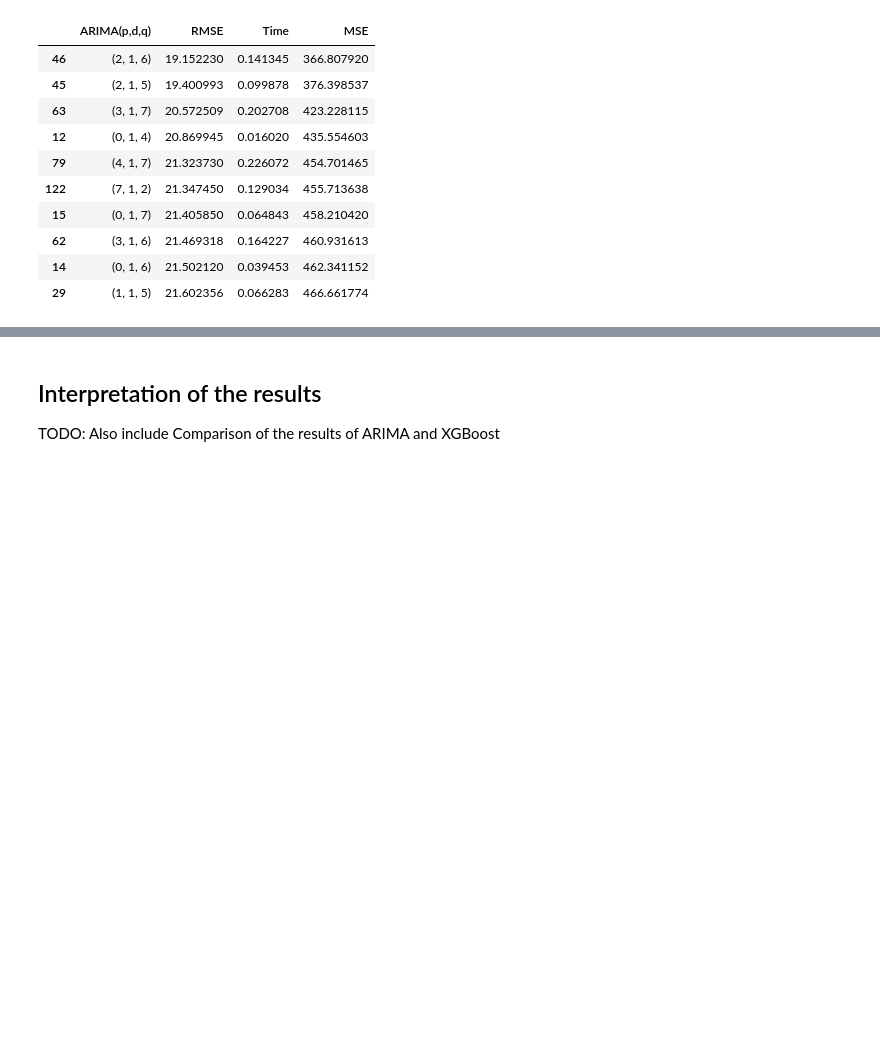
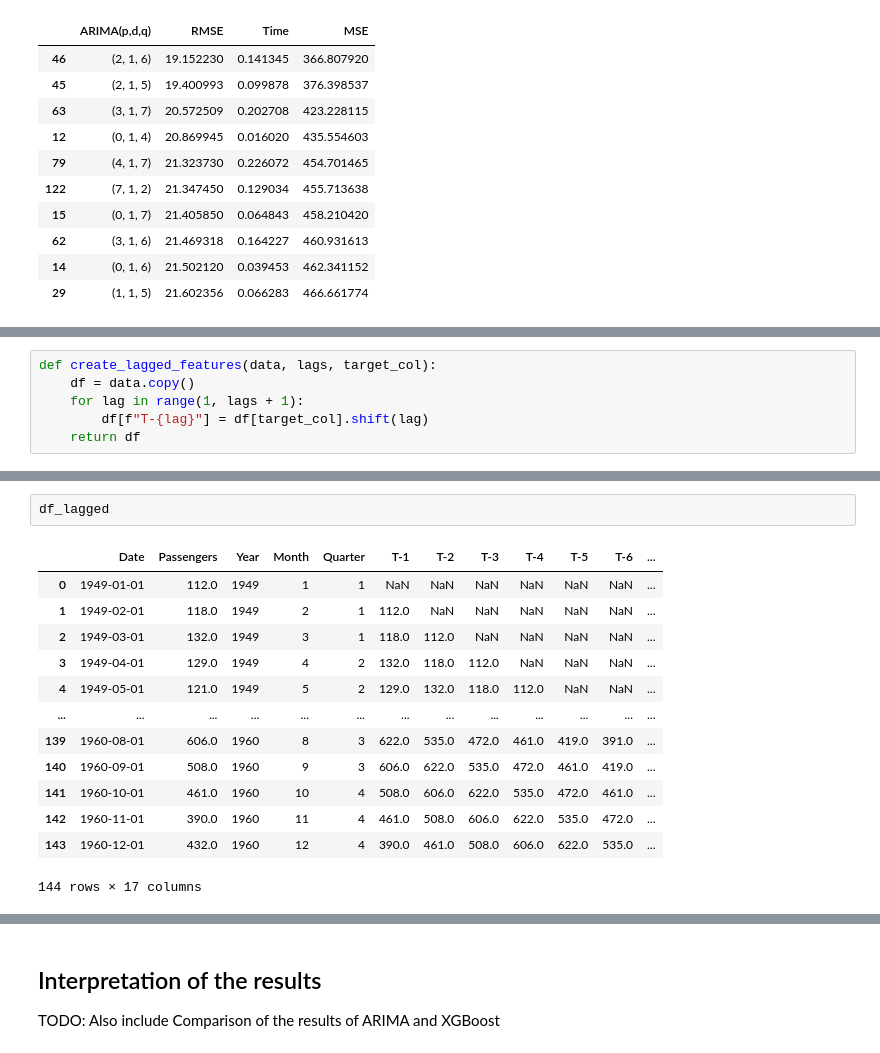
Before and after one commit to PeteCastle/airline_passengers_prediction, a Jupyter notebook: main.ipynb, the cells around one changed output, grey strips where cells are left out. Drawn from its saved outputs; the diff is of its cells as text; blank space fills up the shorter version.

```diff
--- a/main.ipynb
+++ b/main.ipynb
@@ -304,0 +315,6 @@ plt.show()
+# %%
+def create_lagged_features(data, lags, target_col):
+    df = data.copy()
+    for lag in range(1, lags + 1):
+        df[f"T-{lag}"] = df[target_col].shift(lag)
+    return df
@@ -304,0 +339,16 @@ plt.show()
+# %%
+df_lagged
+# %% [output]
+|  | Date | Passengers | Year | Month | Quarter | T-1 | T-2 | T-3 | T-4 | T-5 | T-6 | ... |
+| 0 | 1949-01-01 | 112.0 | 1949 | 1 | 1 | NaN | NaN | NaN | NaN | NaN | NaN | ... |
+| 1 | 1949-02-01 | 118.0 | 1949 | 2 | 1 | 112.0 | NaN | NaN | NaN | NaN | NaN | ... |
+| 2 | 1949-03-01 | 132.0 | 1949 | 3 | 1 | 118.0 | 112.0 | NaN | NaN | NaN | NaN | ... |
+| 3 | 1949-04-01 | 129.0 | 1949 | 4 | 2 | 132.0 | 118.0 | 112.0 | NaN | NaN | NaN | ... |
+| 4 | 1949-05-01 | 121.0 | 1949 | 5 | 2 | 129.0 | 132.0 | 118.0 | 112.0 | NaN | NaN | ... |
+| ... | ... | ... | ... | ... | ... | ... | ... | ... | ... | ... | ... | ... |
+| 139 | 1960-08-01 | 606.0 | 1960 | 8 | 3 | 622.0 | 535.0 | 472.0 | 461.0 | 419.0 | 391.0 | ... |
+| 140 | 1960-09-01 | 508.0 | 1960 | 9 | 3 | 606.0 | 622.0 | 535.0 | 472.0 | 461.0 | 419.0 | ... |
+| 141 | 1960-10-01 | 461.0 | 1960 | 10 | 4 | 508.0 | 606.0 | 622.0 | 535.0 | 472.0 | 461.0 | ... |
+| 142 | 1960-11-01 | 390.0 | 1960 | 11 | 4 | 461.0 | 508.0 | 606.0 | 622.0 | 535.0 | 472.0 | ... |
+| 143 | 1960-12-01 | 432.0 | 1960 | 12 | 4 | 390.0 | 461.0 | 508.0 | 606.0 | 622.0 | 535.0 | ... |
+144 rows × 17 columns
```
Also changed, not shown: parts of 18 cells of this notebook, 1 other file.
